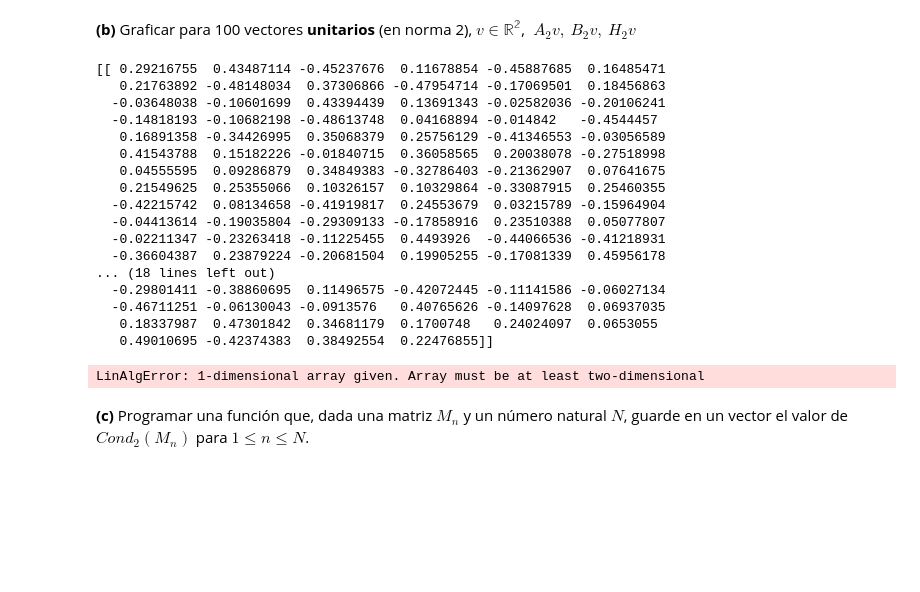
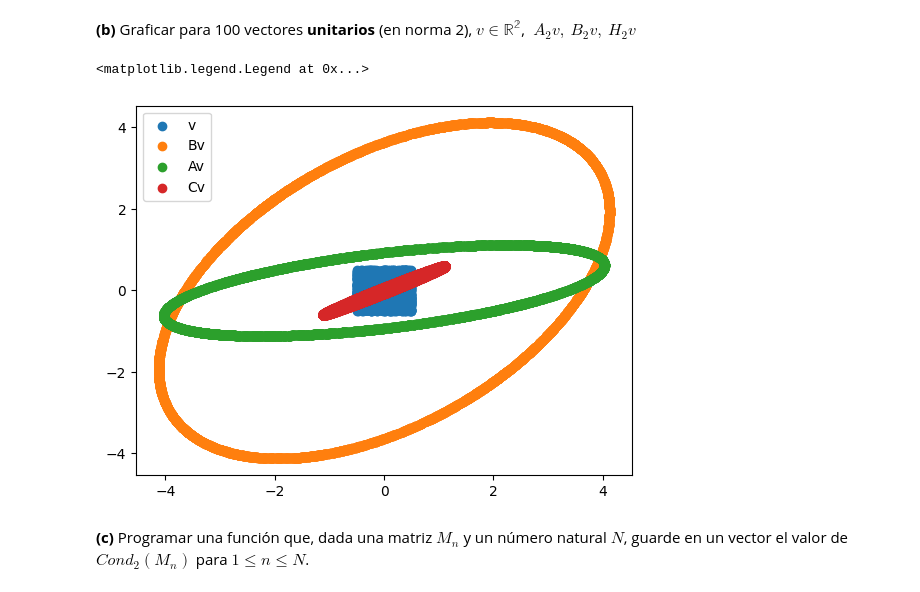
Before and after one commit to agusruss0/ALC-2C-2024, a Jupyter notebook: Laboratorio/clase 3/labo04_nro_de_condicion.ipynb, the cells around one changed output. Saved outputs shown, nothing was run; the diff lists cells and outputs as text; code cells hidden in the pictures; blank space fills up the shorter version.

```diff
--- a/Laboratorio/clase 3/labo04_nro_de_condicion.ipynb
+++ b/Laboratorio/clase 3/labo04_nro_de_condicion.ipynb
@@ -136,40 +136,24 @@ array([[1.        , 0.5       , 0.33333333],
 # %% [markdown]
 **(b)** Graficar para 100 vectores **unitarios** (en norma 2), $v\in\mathbb{R^2}$, $\; A_2v,\ B_2v,\ H_2v$
 # %%
-def normalizar(A):
-    rows, cols = A.shape
-    for i in range(cols):
-        V[0][i] = V[0][i] / np.linalg.det(np.array([V[0][i],V[1][i]]))
-        V[1][i] = V[1][i] / np.linalg.det(np.array([V[0][i],V[1][i]]))
-    return V
+def normalizar(V):
+    norms = np.linalg.norm(V, axis=0)  # Norma de cada columna
+    return V / norms
 
 B = matriz_B(2)
-V = np.random.rand(2, 100) - 0.5
-print(V)
+V = np.random.rand(2, 5000) - 0.5
 V_norm = normalizar(V)
-BV = B @ V
+BV = B @ V_norm
+AV = matriz_A(2) @ V_norm
+CV = matriz_C(2) @ V_norm
 plt.scatter(V[0], V[1], label = "v")
 plt.scatter(BV[0], BV[1], label = "Bv")
+plt.scatter(AV[0], AV[1], label = "Av")
+plt.scatter(CV[0], CV[1], label = "Cv")
 plt.legend()
 # %% [output]
-[[ 0.29216755  0.43487114 -0.45237676  0.11678854 -0.45887685  0.16485471
-   0.21763892 -0.48148034  0.37306866 -0.47954714 -0.17069501  0.18456863
-  -0.03648038 -0.10601699  0.43394439  0.13691343 -0.02582036 -0.20106241
-  -0.14818193 -0.10682198 -0.48613748  0.04168894 -0.014842   -0.4544457
-   0.16891358 -0.34426995  0.35068379  0.25756129 -0.41346553 -0.03056589
-   0.41543788  0.15182226 -0.01840715  0.36058565  0.20038078 -0.27518998
-   0.04555595  0.09286879  0.34849383 -0.32786403 -0.21362907  0.07641675
-   0.21549625  0.25355066  0.10326157  0.10329864 -0.33087915  0.25460355
-  -0.42215742  0.08134658 -0.41919817  0.24553679  0.03215789 -0.15964904
-  -0.04413614 -0.19035804 -0.29309133 -0.17858916  0.23510388  0.05077807
-  -0.02211347 -0.23263418 -0.11225455  0.4493926  -0.44066536 -0.41218931
-  -0.36604387  0.23879224 -0.20681504  0.19905255 -0.17081339  0.45956178
-... (18 lines left out)
-  -0.29801411 -0.38860695  0.11496575 -0.42072445 -0.11141586 -0.06027134
-  -0.46711251 -0.06130043 -0.0913576   0.40765626 -0.14097628  0.06937035
-   0.18337987  0.47301842  0.34681179  0.1700748   0.24024097  0.0653055
-   0.49010695 -0.42374383  0.38492554  0.22476855]]
+<matplotlib.legend.Legend at 0x...>
-LinAlgError: 1-dimensional array given. Array must be at least two-dimensional
+[figure, added]
 # %% [markdown]
 **(c)** Programar una función que, dada una matriz $M_n$ y un número natural $N$, guarde en un vector el valor de $Cond_2(M_n)$ para $1\leq n \leq N$.
 # %%
```
Also changed, not shown: 9 other files.
